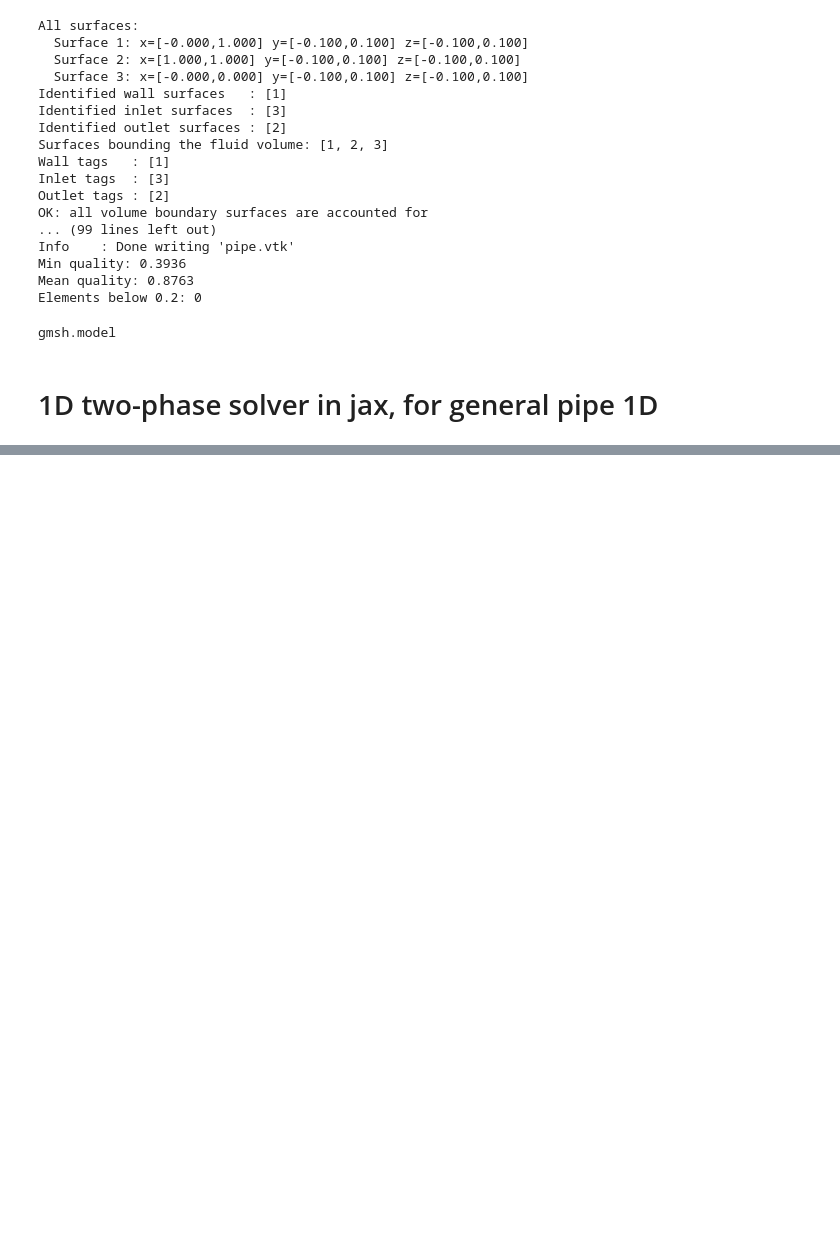
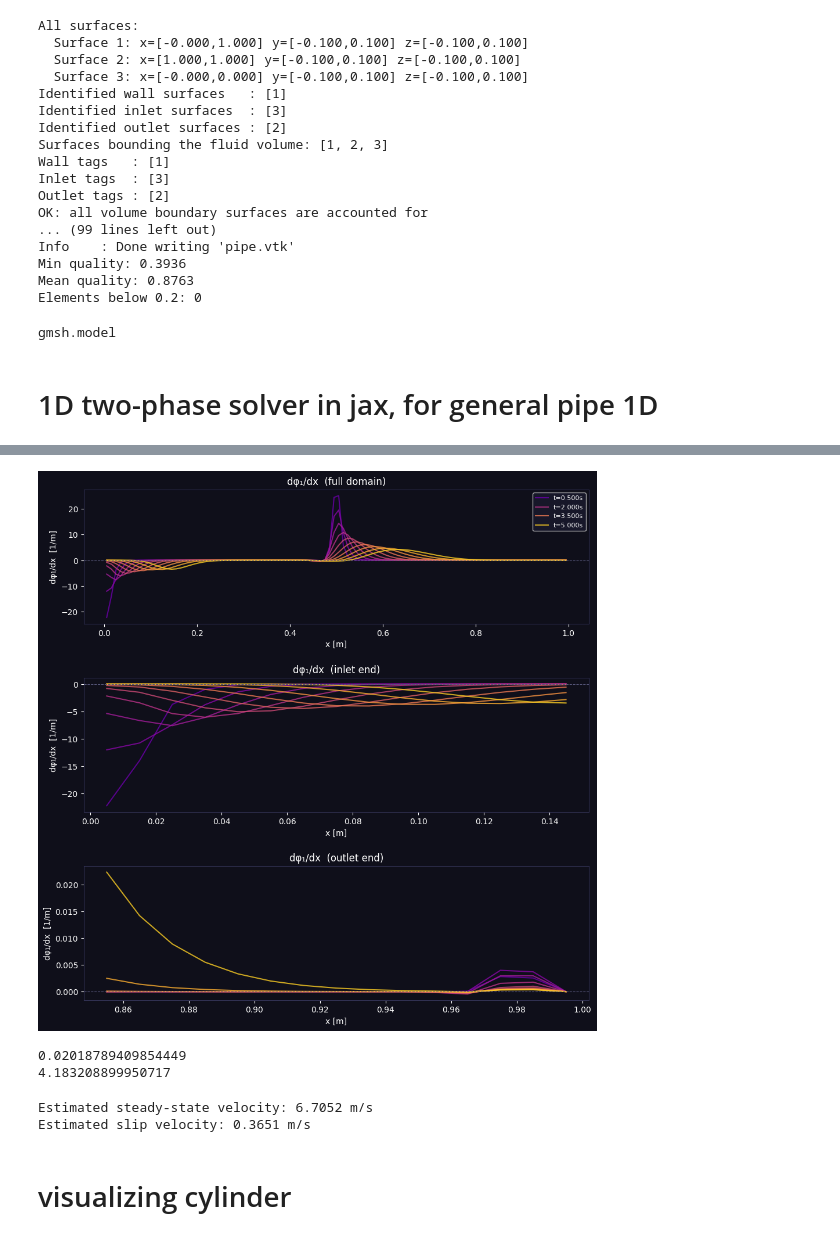
Before and after one commit to maschm176/mixtureTheoryFlow_jax, a Jupyter notebook: mixtureTheoryFlow_jax.ipynb, the cells around one changed output, grey strips where cells are left out. Saved outputs shown, nothing was run; the diff lists cells and outputs as text; code cells hidden in the pictures; blank space fills up the shorter version.

```diff
--- a/mixtureTheoryFlow_jax.ipynb
+++ b/mixtureTheoryFlow_jax.ipynb
@@ -1068,0 +1675,73 @@ plot_solution_on_pipe(np.array(x), np.array(phi1_final),
+# %%
+import numpy as np
+import matplotlib.pyplot as plt
+
+x_np = np.array(x)
+
+fig, axes = plt.subplots(3, 1, figsize=(10, 10))
+fig.patch.set_facecolor('#0f0f1a')
+colors = plt.cm.plasma(np.linspace(0.2, 0.9, len(saved_times)))
+
+# --- compute and plot dφ₁/dx for every saved snapshot ---
+ax_full, ax_left, ax_right = axes
+
+zoom_cells = 15  # how many cells from each end to zoom into
+
+for i, (phi1, color) in enumerate(zip(saved_phi1, colors)):
+    dphi_dx = np.gradient(phi1, x_np)           # same length as phi1
+    label = f't={saved_times[i]:.3f}s' if i % 3 == 0 else None
+
+    ax_full.plot(x_np, dphi_dx, color=color, linewidth=1.5, alpha=0.8, label=label)
+    ax_left.plot(x_np[:zoom_cells], dphi_dx[:zoom_cells], color=color, linewidth=1.5, alpha=0.8)
+    ax_right.plot(x_np[-zoom_cells:], dphi_dx[-zoom_cells:], color=color, linewidth=1.5, alpha=0.8)
+
+for ax, title in zip(axes, ['dφ₁/dx  (full domain)', 'dφ₁/dx  (inlet end)', 'dφ₁/dx  (outlet end)']):
+    ax.set_facecolor('#0f0f1a')
+    ax.set_xlabel('x [m]', color='white')
+    ax.set_ylabel('dφ₁/dx  [1/m]', color='white')
+    ax.set_title(title, color='white')
+    ax.tick_params(colors='white')
+    ax.spines[:].set_color('#333355')
+    ax.axhline(0, color='#555577', linewidth=0.8, linestyle='--')
+
+ax_full.legend(facecolor='#1a1a2e', labelcolor='white', fontsize=8, loc='best')
+
+plt.tight_layout(pad=2.0)
+plt.show()
+# %% [output]
+[figure, added]
+# %%
+print(np.max(dphi_dx[0:50]))
+print(np.max(dphi_dx[50:100]))
+# %% [output]
+0.02018789409854449
+4.183208899950717
+# %%
+# --- Oil (EXXSOL D140) parameters ---
+L          = 1.0      # pipe length [m]
+D          = 0.038    # pipe diameter [m] — matches their 38mm test section
+N          = 100      # number of cells
+theta      = 0.0     # pipe inclination angle from horizontal [radians], # 0 = horizontal, π/2 = vertical
+rho1_val   = 1000.0   # water [kg/m³]
+rho2_val   = 828.0   # oil [kg/m³]
+phi1_0     = 0.10     # % water
+p_inlet    = 1.1e5    # [Pa]
+p_outlet   = 1.0000e5    # [Pa]
+mu1        = 1e-3     # water [Pa·s]
+mu2        = 6e-3     # oil [Pa·s]
+#drag_coeff = 50000.0   # [kg/(m³·s)]
+drag_coeff = 0.01    # [kg/(m³·s)] — use with the new drag model
+d_b       = 1e-3     # effective particle diameter for drag [m]
+t_end      = 6.0      # [s]
+#dt_max     = 1e-4
+
+u_steady = np.sqrt(2 * D * (p_inlet - p_outlet) / (0.02 * (rho1_val * phi1_0 + rho2_val * (1 - phi1_0)) * L))
+slip  = np.sqrt(phi1_0 * (p_inlet - p_outlet) / (L * drag_coeff * 0.75 * rho1_val / d_b))
+
+print(f"Estimated steady-state velocity: {u_steady:.4f} m/s")
+print(f"Estimated slip velocity: {slip:.4f} m/s")
+# %% [output]
+Estimated steady-state velocity: 6.7052 m/s
+Estimated slip velocity: 0.3651 m/s
+# %% [markdown]
+# visualizing cylinder
```
Also changed, not shown: parts of 12 cells of this notebook.
